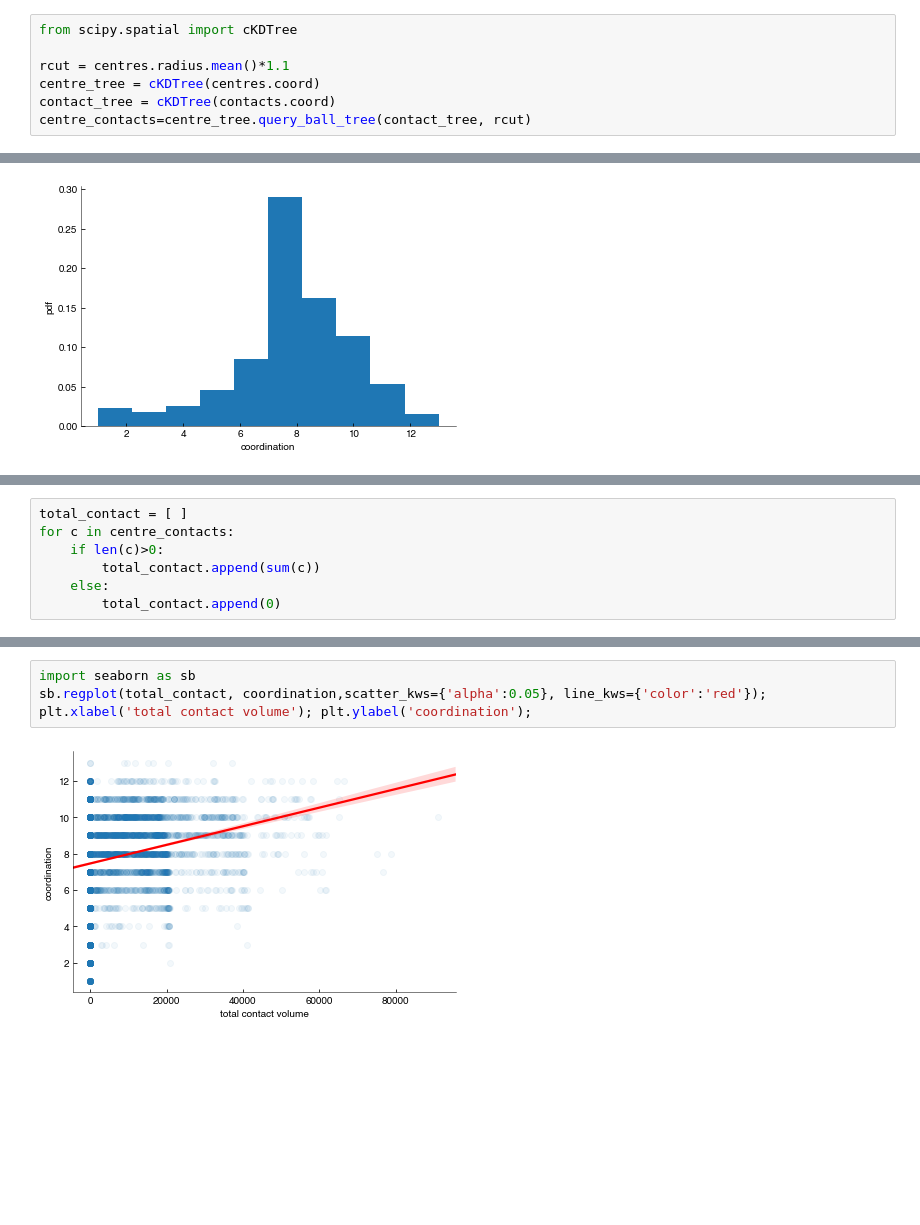
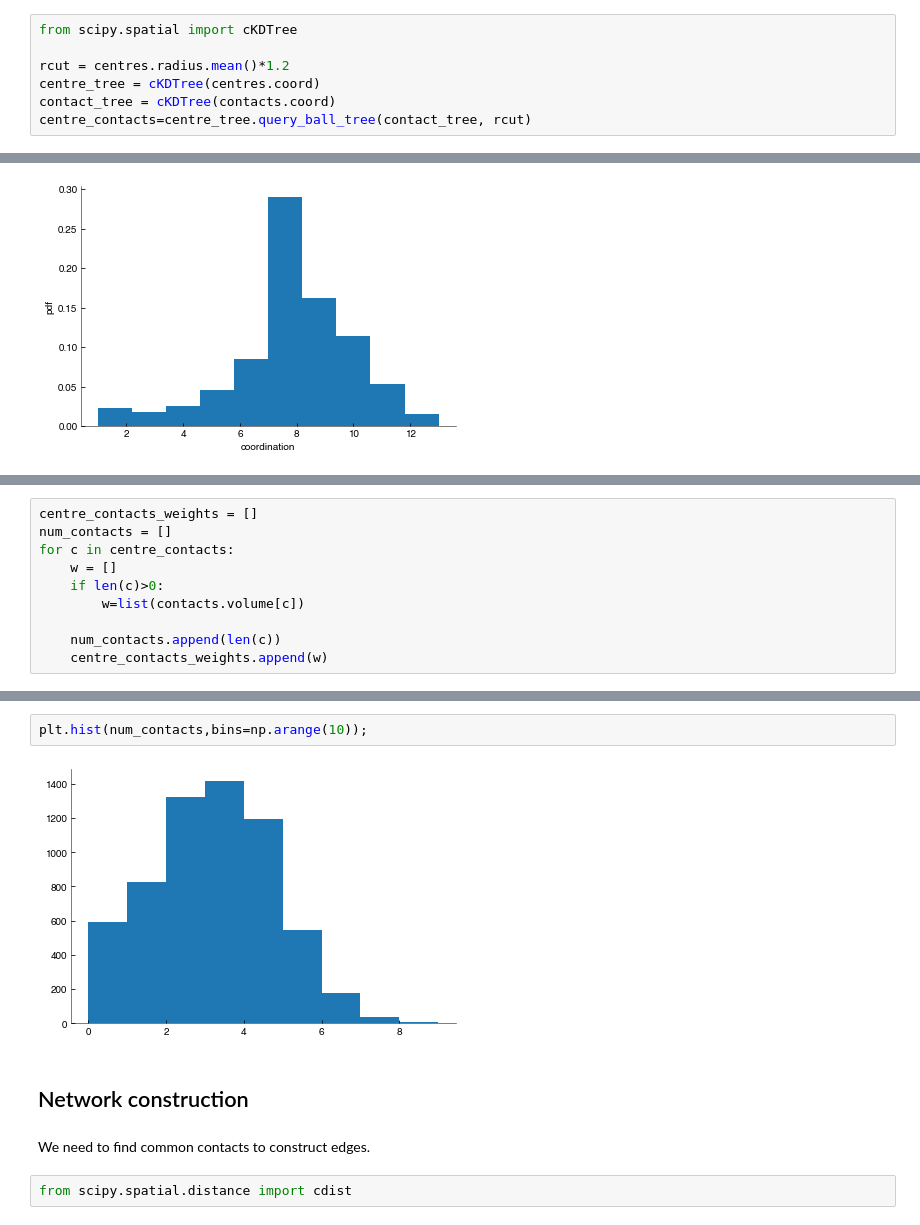
Before and after one commit to FTurci/canard-enchaine, a Jupyter notebook: Analysis.ipynb, the cells around one changed output, grey strips where cells are left out. Saved outputs shown, nothing was run; the diff lists cells and outputs as text; blank space fills up the shorter version.

Commit message:
Graph measures

```diff
--- a/Analysis.ipynb
+++ b/Analysis.ipynb
@@ -61,7 +61,7 @@ We show hee how we can proceed to explore the data. For example, we get the near
 # %%
 from scipy.spatial import cKDTree
 
-rcut = centres.radius.mean()*1.1
+rcut = centres.radius.mean()*1.2
 centre_tree = cKDTree(centres.coord)
 contact_tree = cKDTree(contacts.coord)
 centre_contacts=centre_tree.query_ball_tree(contact_tree, rcut)
@@ -93,7 +91,10 @@ We can also plot a correlation plot between coordination and total contact volum
 # %%
-total_contact = [ ]
+centre_contacts_weights = []
+num_contacts = []
 for c in centre_contacts:
+    w = []
     if len(c)>0:
-        total_contact.append(sum(c))
-    else:
-        total_contact.append(0)
+        w=list(contacts.volume[c])
+
+    num_contacts.append(len(c))
+    centre_contacts_weights.append(w)
@@ -105,6 +101,10 @@ plt.xlabel('total contact volume'); plt.ylabel('coordination');
-# %%
-import seaborn as sb
-sb.regplot(total_contact, coordination,scatter_kws={'alpha':0.05}, line_kws={'color':'red'});
-plt.xlabel('total contact volume'); plt.ylabel('coordination');
-# %% [output]
-[figure, removed]
+# %%
+plt.hist(num_contacts,bins=np.arange(10));
+# %% [output]
+[figure, added]
+# %% [markdown]
+## Network construction
+# %% [markdown]
+We need to find common contacts to construct edges.
+# %%
+from scipy.spatial.distance import cdist
```
Also changed, not shown: parts of 20 cells of this notebook, 6 other files.
